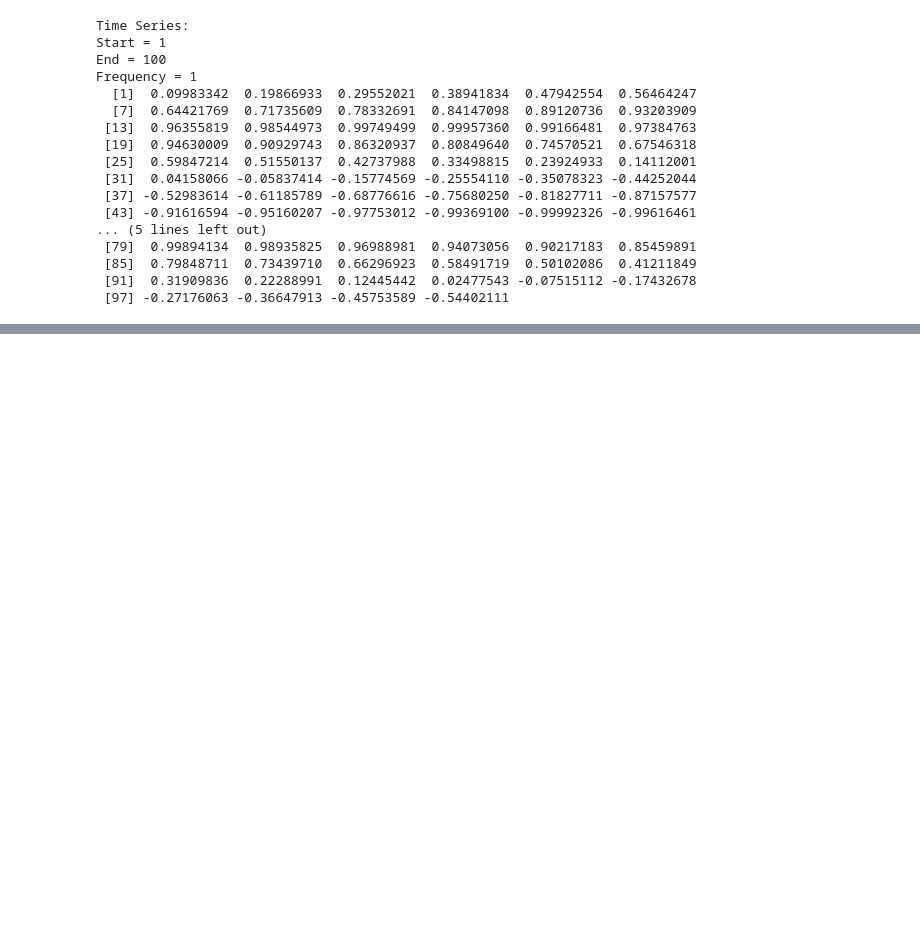
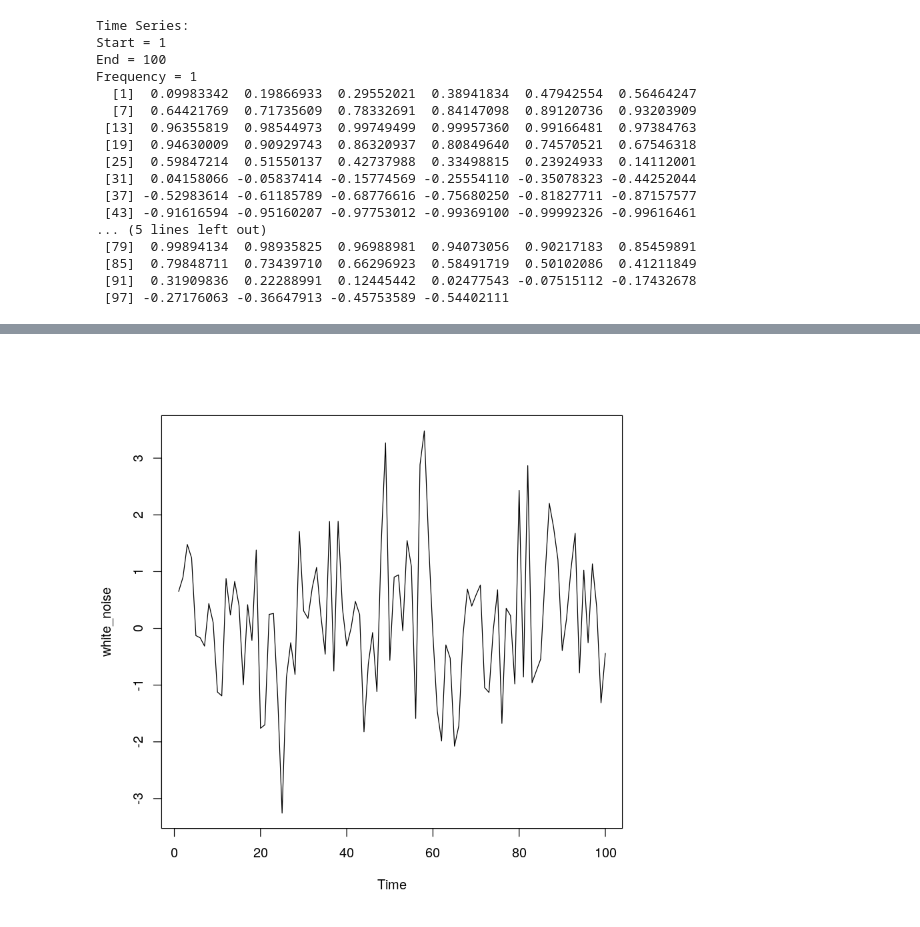
Before and after one commit to denglert/R-sandbox, a Jupyter notebook: datacamp/Time_series/chapter2.ipynb, the cells around one changed output, grey strips where cells are left out. Drawn from its saved outputs; the diff is of its cells as text; code cells hidden in the pictures; blank space fills up the shorter version.

Commit message:
arima model

```diff
--- a/datacamp/Time_series/chapter2.ipynb
+++ b/datacamp/Time_series/chapter2.ipynb
@@ -58,0 +91,6 @@ Frequency = 1
+# %%
+white_noise <- arima.sim(model = list(order = c(0, 0, 0)), n = 100)
+# %%
+ts.plot(white_noise)
+# %% [output]
+[figure, added]
```
Also changed, not shown: parts of 5 cells of this notebook.
